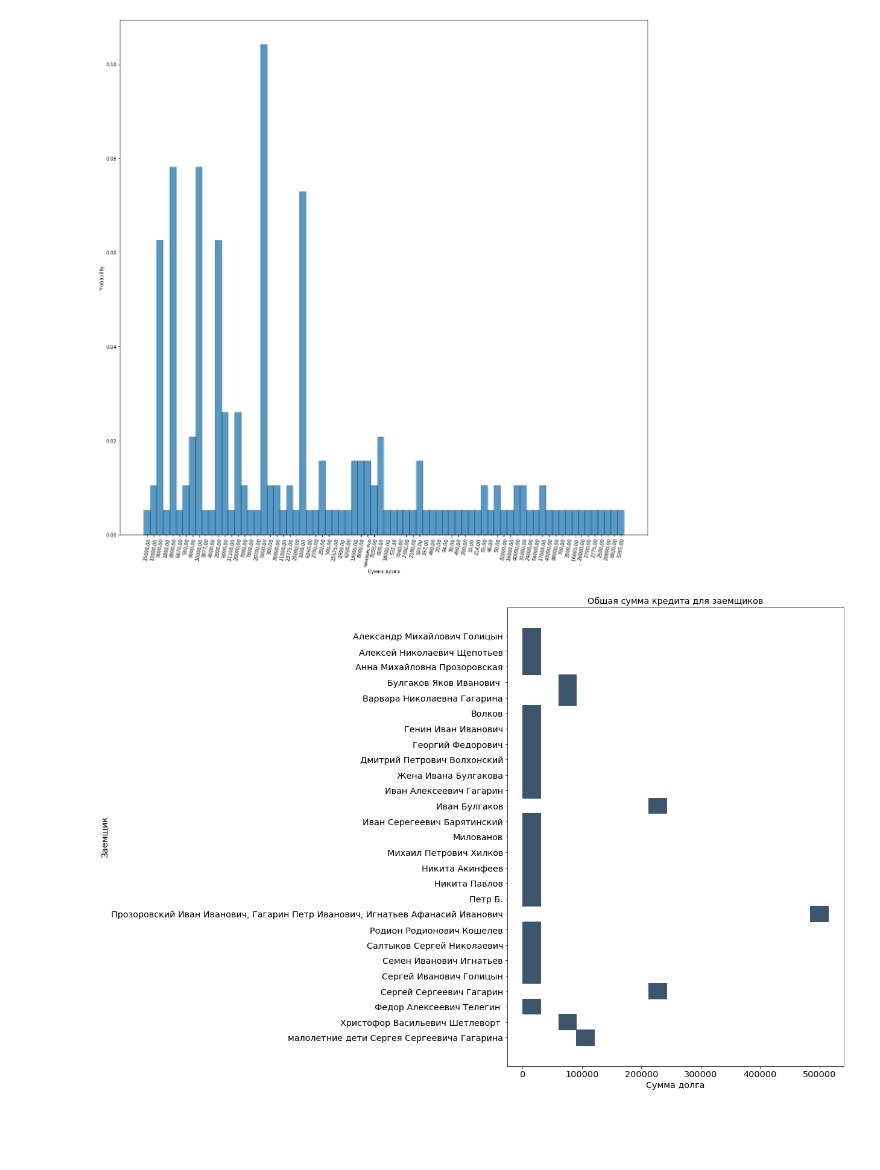
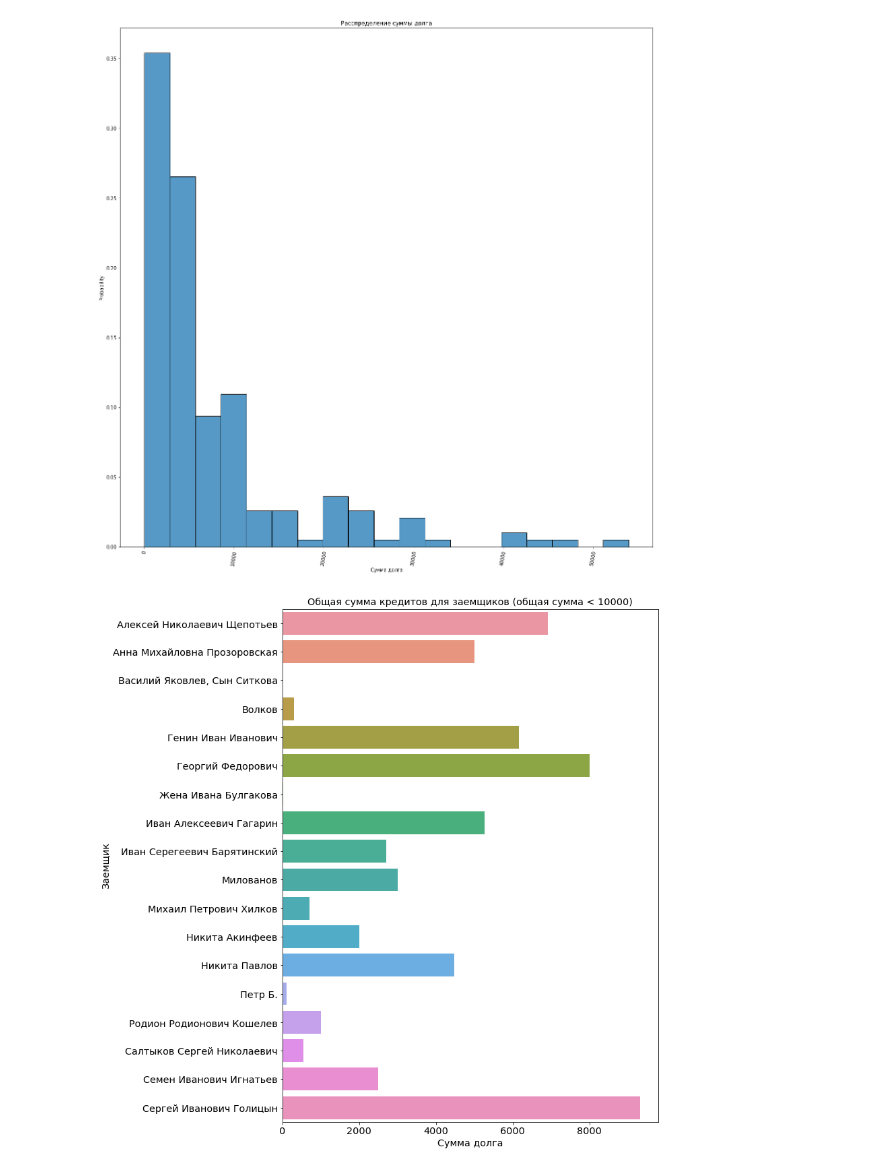
Before and after one commit to paulyurlov/corse-work-Debt_relations_in_famous_families_of_Russia_in_the_18th-19th_centuries, a Jupyter notebook: Analyse.ipynb, the cells around one changed output. Drawn from its saved outputs; the diff is of its cells as text; code cells hidden in the pictures; blank space fills up the shorter version.

```diff
--- a/Analyse.ipynb
+++ b/Analyse.ipynb
@@ -23,0 +11,11 @@ df
+# %%
+CREDENTIALS_FILE = 'service_account.json'
+
+credentials = ServiceAccountCredentials.from_json_keyfile_name(CREDENTIALS_FILE,
+                                                               ['https://www.googleapis.com/auth/spreadsheets'])
+gc = gspread.authorize(credentials)
+url = 'https://docs.google.com/spreadsheets/d/1MiQ7UPF9T9YXzaadFONsuoXQJUTPs1k1XREEqXfmNzw/edit#gid=1488630400'
+
+df = download_main(gc, url)
+trim_df(df)
+df
@@ -39,15 +71,12 @@ Index(['Заемщик', 'Поручитель', 'ID', 'Пол', 'Есть/не
 import seaborn as sns
 
 plot = sns.histplot(data=df, x='Сумма долга', stat="probability")
+plot.set_title('Расспределение суммы долга')
 for item in plot.get_xticklabels():
     item.set_rotation(80)
 plot.figure.set_size_inches(20, 20)
 # %% [output]
-[figure, old version]
+[figure, new version]
-# %%
-df = df[df['Сумма долга'] != 'неизвестно'].copy()
-df['Сумма долга'] = df['Сумма долга'].apply(lambda x : x.split(sep=',')[0])
-df['Сумма долга'] = df['Сумма долга'].astype(np.float64)
 # %%
 import matplotlib.pylab as pylab
 params = {'legend.fontsize': 'x-large',
@@ -59,7 +88,9 @@ params = {'legend.fontsize': 'x-large',
 pylab.rcParams.update(params)
 # %%
 tmp = df[['Заемщик', 'Сумма долга']].groupby(by=['Заемщик']).sum()
-plot = sns.histplot(data=tmp, x='Сумма долга', y='Заемщик').set_title('Общая сумма кредита для заемщиков')
+tmp['Заемщик'] = tmp.index
+plot = sns.barplot(data=tmp[tmp['Сумма долга'] <= 10000], x='Сумма долга', y='Заемщик')
+plot.set_title('Общая сумма кредитов для заемщиков (общая сумма < 10000)')
 plot.figure.set_size_inches(10, 14)
 # %% [output]
-[figure, old version]
+[figure, new version]
```
Also changed, not shown: parts of 28 cells of this notebook.
